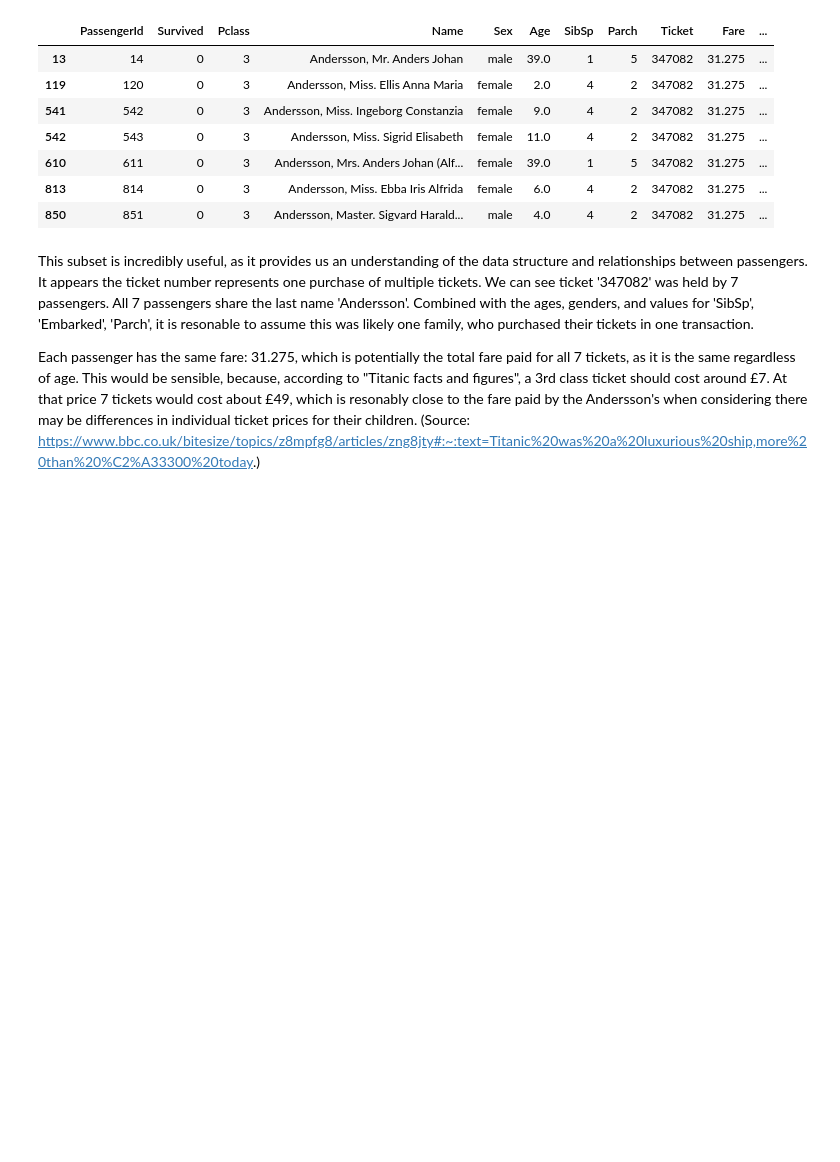
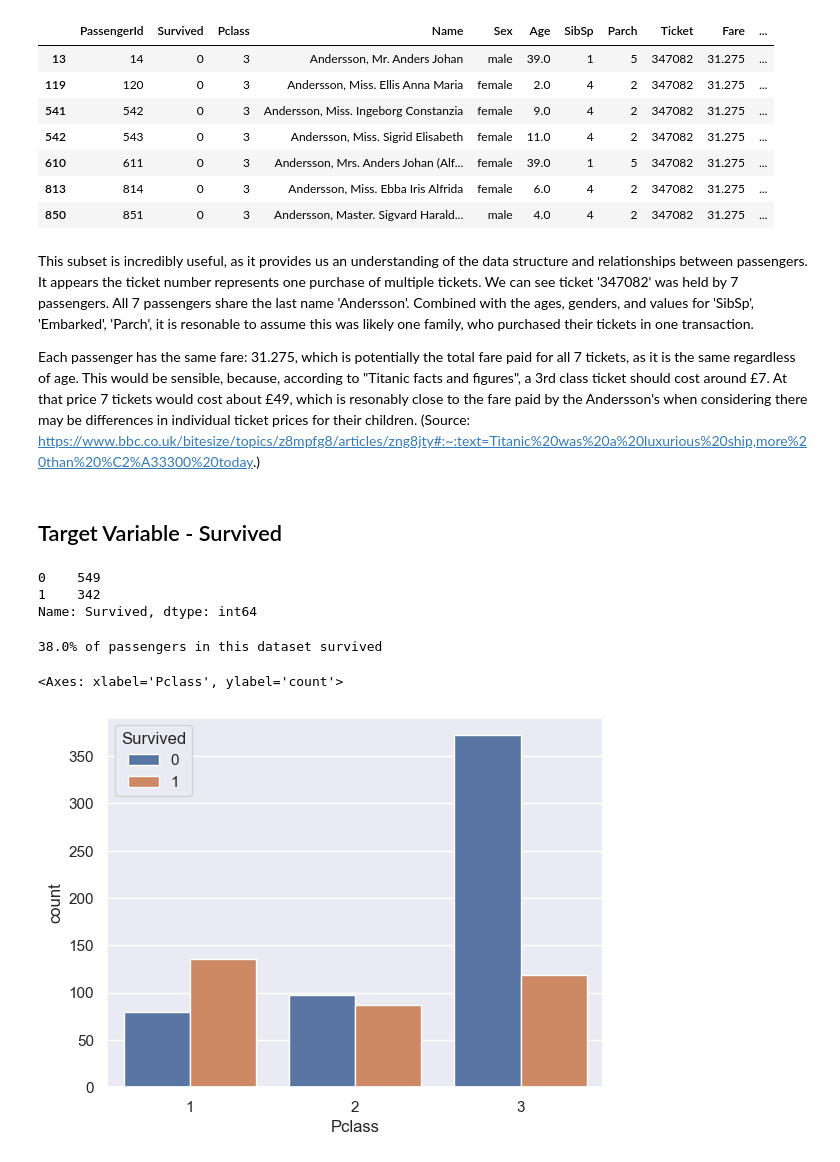
Before and after one commit to ColmKennedy/Titanic-Kaggle, a Jupyter notebook: eda.ipynb, the cells around one changed output. Saved outputs shown, nothing was run; the diff lists cells and outputs as text; code cells hidden in the pictures; blank space fills up the shorter version.

Commit message:
Began plotting target variable

```diff
--- a/eda.ipynb
+++ b/eda.ipynb
@@ -187,3 +187,29 @@ This subset is incredibly useful, as it provides us an understanding of the data
 
 Each passenger has the same fare: 31.275, which is potentially the total fare paid for all 7 tickets, as it is the same regardless of age. This would be sensible, because, according to "Titanic facts and figures", a 3rd class ticket should cost around £7. At that price 7 tickets would cost about £49, which is resonably close to the fare paid by the Andersson's when considering there may be differences in individual ticket prices for their children.
 (Source: https://www.bbc.co.uk/bitesize/topics/z8mpfg8/articles/zng8jty#:~:text=Titanic%20was%20a%20luxurious%20ship,more%20than%20%C2%A33300%20today.)
+# %% [markdown]
+## Target Variable - Survived
+# %%
+X['Survived'].value_counts()
+# %% [output]
+0    549
+1    342
+Name: Survived, dtype: int64
+# %%
+perc_survived = round((len(X[X['Survived']== 1].index) / len(X.index)), 2) * 100
+perc_survived
+print(f'{perc_survived}% of passengers in this dataset survived')
+# %% [output]
+38.0% of passengers in this dataset survived
+# %%
+import seaborn as sns
+sns.set_theme(style='darkgrid')
+%matplotlib inline
+# %%
+sns.countplot(
+    data=X,
+    x='Pclass',
+    hue='Survived')
+# %% [output]
+<Axes: xlabel='Pclass', ylabel='count'>
+[figure, added]
```
Also changed, not shown: parts of 2 cells of this notebook.
